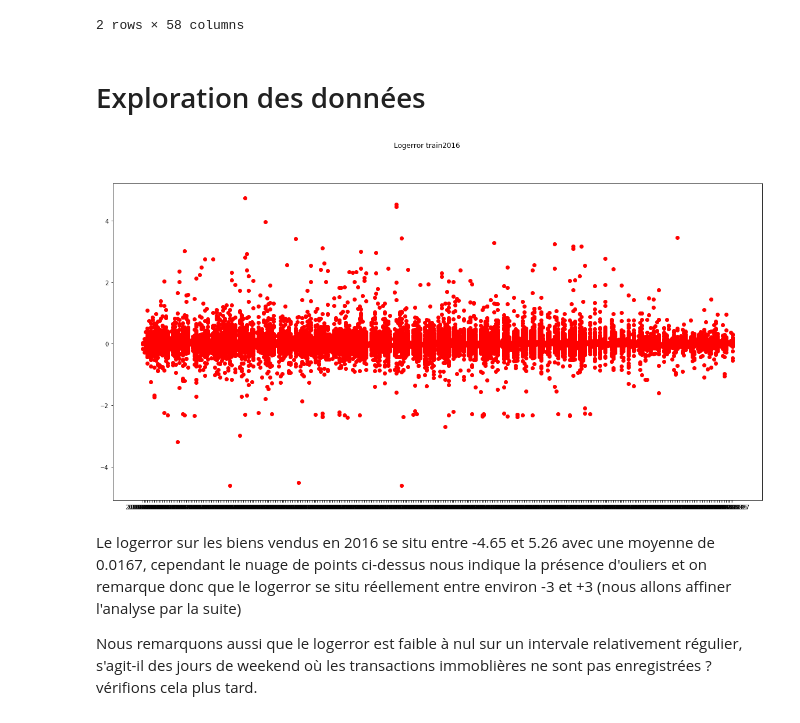
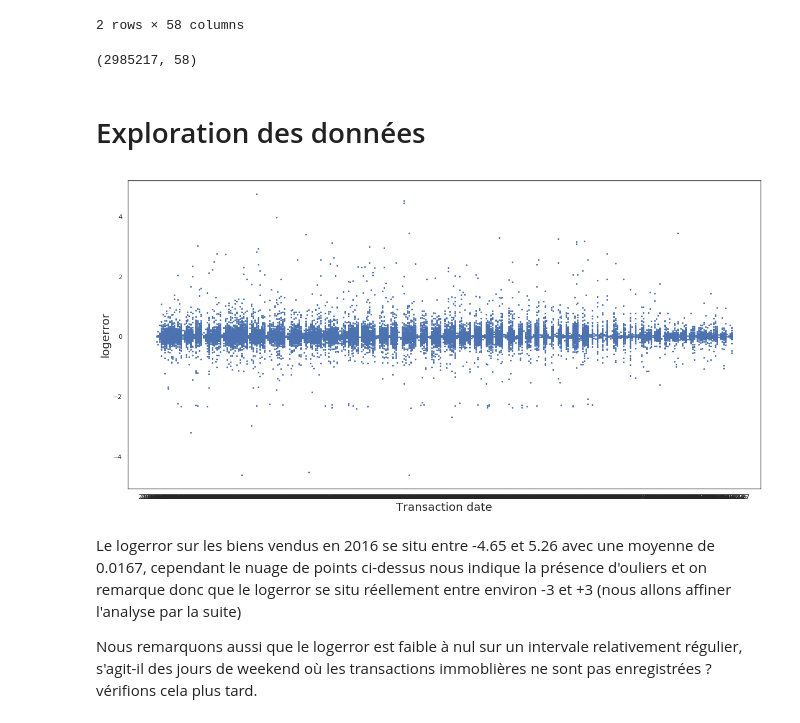
Before and after one commit to degharbi/Zillow-prize-Kaggle, a Jupyter notebook: Zillow-présentation.ipynb, the cells around one changed output. Saved outputs shown, nothing was run; the diff lists cells and outputs as text; code cells hidden in the pictures.

```diff
--- a/Zillow-présentation.ipynb
+++ b/Zillow-présentation.ipynb
@@ -24,15 +24,20 @@ X16.head(2)
 | 0 | 10754147 | NaN | NaN | NaN | 0.0 | 0.0 | ... |
 | 1 | 10759547 | NaN | NaN | NaN | 0.0 | 0.0 | ... |
 2 rows × 58 columns
+# %%
+X16.shape
+# %% [output]
+(2985217, 58)
 # %% [markdown]
 # Exploration des données
 # %%
 plt.figure(figsize=(20,10))
-plt.plot(train16.transactiondate, train16.logerror, 'ro')
-plt.suptitle('Logerror train2016')
+plt.plot(train16.transactiondate, train16.logerror, 'bo', markersize=2)
+plt.xlabel('Transaction date', fontsize=20)
+plt.ylabel('logerror', fontsize=20)
 plt.show()
 # %% [output]
-[figure, old version]
+[figure, new version]
 # %% [markdown]
 Le logerror sur les biens vendus en 2016 se situ entre -4.65 et 5.26 avec une moyenne de 0.0167, cependant le nuage de points ci-dessus nous indique la présence d'ouliers et on remarque donc que le logerror se situ réellement entre environ -3 et +3 (nous allons affiner l'analyse par la suite)
 
```
Also changed, not shown: parts of 11 cells of this notebook, 9 other files.
